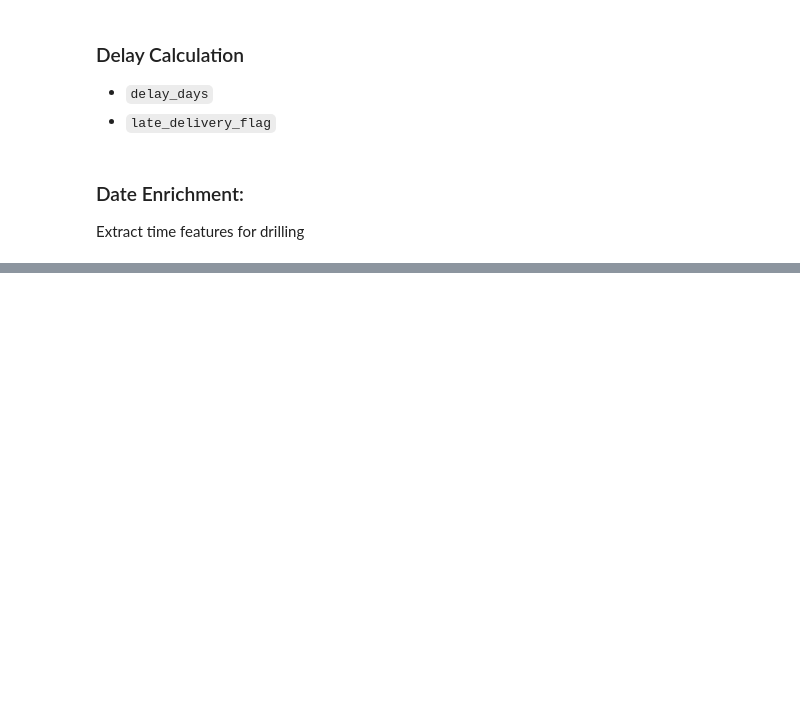
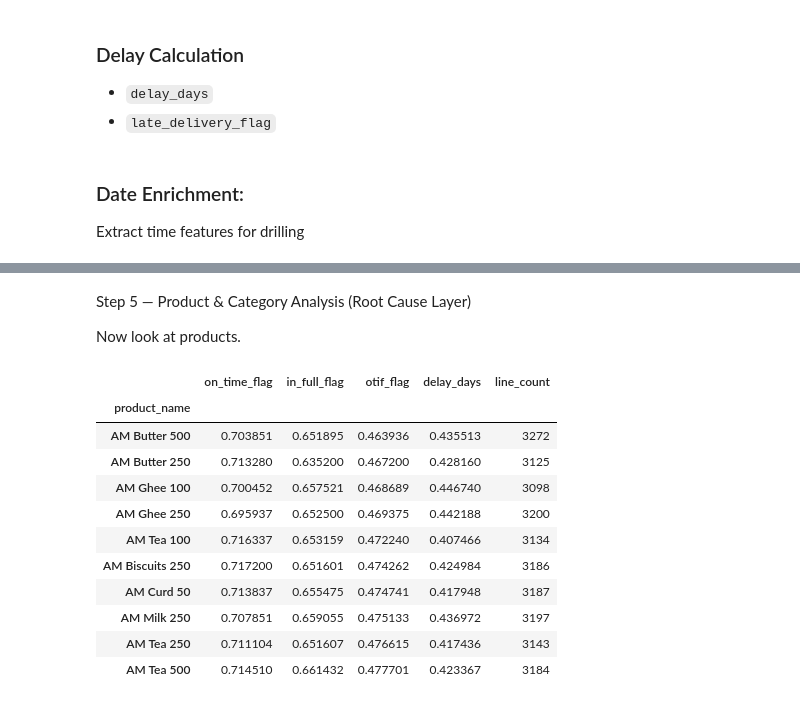
Before and after one commit to jacobdbt2100/supply-chain-service-level-tracking, a Jupyter notebook: notebooks/data_cleaning_and_exploration_supply_chain_service_level_tracking.ipynb, the cells around one changed output, grey strips where cells are left out. Drawn from its saved outputs; the diff is of its cells as text; code cells hidden in the pictures; blank space fills up the shorter version.

```diff
--- a/notebooks/data_cleaning_and_exploration_supply_chain_service_level_tracking.ipynb
+++ b/notebooks/data_cleaning_and_exploration_supply_chain_service_level_tracking.ipynb
@@ -363,0 +481,33 @@ order_lines.head(3)
+# %% [markdown]
+Step 5 — Product & Category Analysis (Root Cause Layer)
+
+Now look at products.
+# %%
+product_perf = (
+    order_lines
+    .groupby('product_name')
+    .agg({
+        'on_time_flag':'mean',
+        'in_full_flag':'mean',
+        'otif_flag':'mean',
+        'delay_days':'mean',
+        'order_id':'count'
+    })
+    .rename(columns={'order_id':'line_count'})
+    .sort_values('otif_flag')
+)
+
+product_perf.head(10)
+# %% [output]
+|  | on_time_flag | in_full_flag | otif_flag | delay_days | line_count |
+| product_name |  |  |  |  |  |
+| AM Butter 500 | 0.703851 | 0.651895 | 0.463936 | 0.435513 | 3272 |
+| AM Butter 250 | 0.713280 | 0.635200 | 0.467200 | 0.428160 | 3125 |
+| AM Ghee 100 | 0.700452 | 0.657521 | 0.468689 | 0.446740 | 3098 |
+| AM Ghee 250 | 0.695937 | 0.652500 | 0.469375 | 0.442188 | 3200 |
+| AM Tea 100 | 0.716337 | 0.653159 | 0.472240 | 0.407466 | 3134 |
+| AM Biscuits 250 | 0.717200 | 0.651601 | 0.474262 | 0.424984 | 3186 |
+| AM Curd 50 | 0.713837 | 0.655475 | 0.474741 | 0.417948 | 3187 |
+| AM Milk 250 | 0.707851 | 0.659055 | 0.475133 | 0.436972 | 3197 |
+| AM Tea 250 | 0.711104 | 0.651607 | 0.476615 | 0.417436 | 3143 |
+| AM Tea 500 | 0.714510 | 0.661432 | 0.477701 | 0.423367 | 3184 |
```
Also changed, not shown: parts of 41 cells of this notebook.
